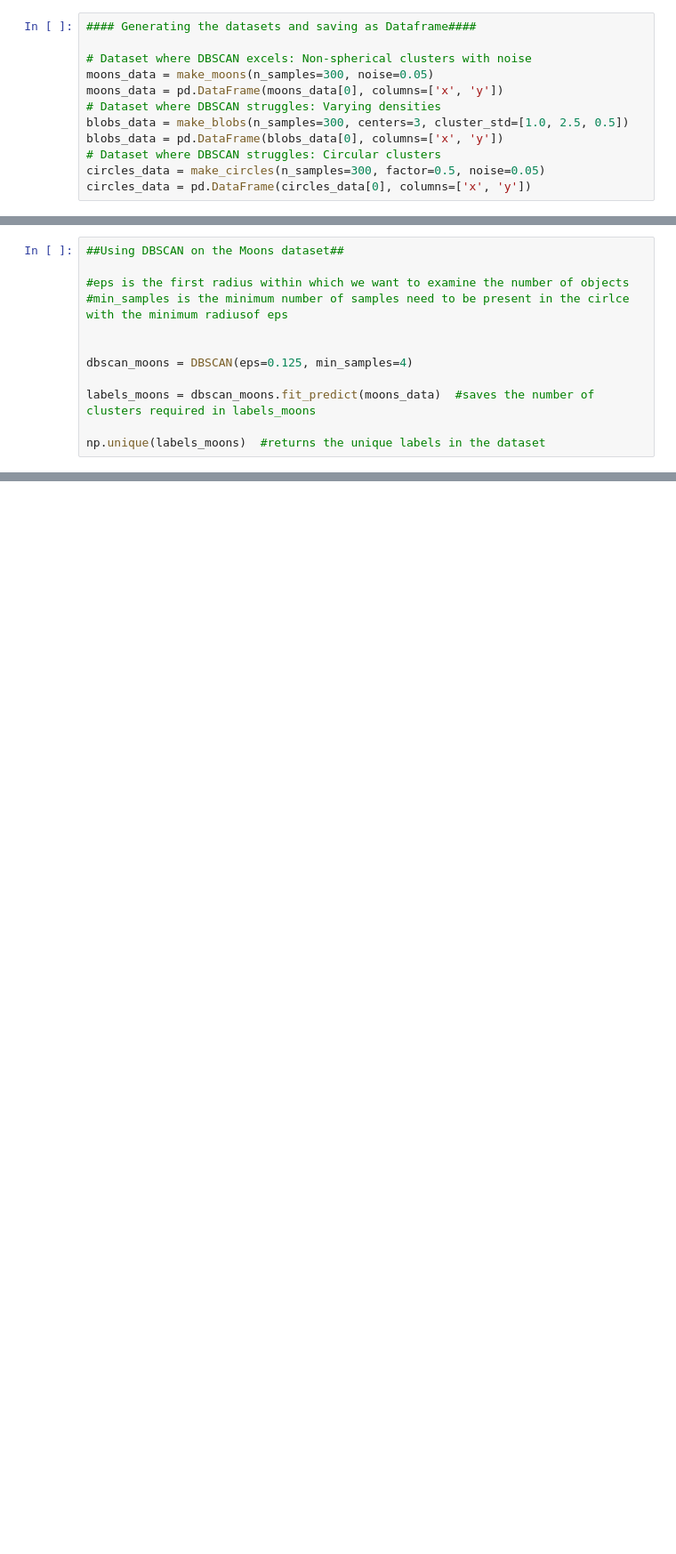
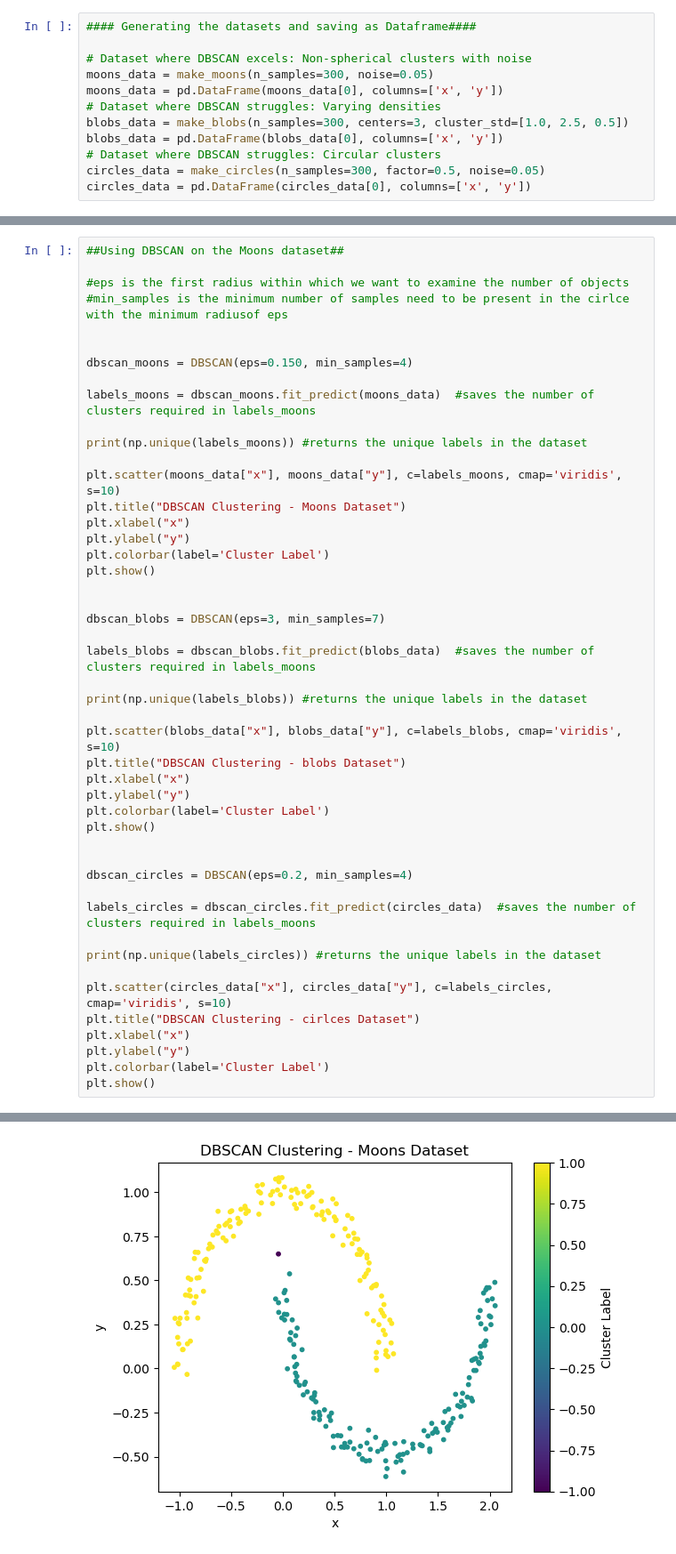
Before and after one commit to codewithprags/BINF-5007-Materials, a Jupyter notebook: Assignment 3/Assignment3.ipynb, the cells around one changed output, grey strips where cells are left out. Shown at 89% size. Saved outputs shown, nothing was run; the diff lists cells and outputs as text; blank space fills up the shorter version.

Commit message:
fixing the strucutre and ensuring dbscan grid search works

```diff
--- a/Assignment 3/Assignment3.ipynb
+++ b/Assignment 3/Assignment3.ipynb
@@ -133,9 +151,44 @@ clusterviz.parameter_optimize(circles_data,dataname="circles_data",min_samples_r
 #min_samples is the minimum number of samples need to be present in the cirlce with the minimum radiusof eps
 
 
-dbscan_moons = DBSCAN(eps=0.125, min_samples=4)
+dbscan_moons = DBSCAN(eps=0.150, min_samples=4)
 
 labels_moons = dbscan_moons.fit_predict(moons_data)  #saves the number of clusters required in labels_moons
 
-np.unique(labels_moons)  #returns the unique labels in the dataset
+print(np.unique(labels_moons)) #returns the unique labels in the dataset
+
+plt.scatter(moons_data["x"], moons_data["y"], c=labels_moons, cmap='viridis', s=10)
+plt.title("DBSCAN Clustering - Moons Dataset")
+plt.xlabel("x")
+plt.ylabel("y")
+plt.colorbar(label='Cluster Label')
+plt.show()
+
+
+dbscan_blobs = DBSCAN(eps=3, min_samples=7)
+
+labels_blobs = dbscan_blobs.fit_predict(blobs_data)  #saves the number of clusters required in labels_moons
+
+print(np.unique(labels_blobs)) #returns the unique labels in the dataset
+
+plt.scatter(blobs_data["x"], blobs_data["y"], c=labels_blobs, cmap='viridis', s=10)
+plt.title("DBSCAN Clustering - blobs Dataset")
+plt.xlabel("x")
+plt.ylabel("y")
+plt.colorbar(label='Cluster Label')
+plt.show()
+
+
+dbscan_circles = DBSCAN(eps=0.2, min_samples=4)
+
+labels_circles = dbscan_circles.fit_predict(circles_data)  #saves the number of clusters required in labels_moons
+
+print(np.unique(labels_circles)) #returns the unique labels in the dataset
+
+plt.scatter(circles_data["x"], circles_data["y"], c=labels_circles, cmap='viridis', s=10)
+plt.title("DBSCAN Clustering - cirlces Dataset")
+plt.xlabel("x")
+plt.ylabel("y")
+plt.colorbar(label='Cluster Label')
+plt.show()
 # %% [output]
@@ -142,0 +196 @@ array([-1,  0,  1])
+[figure, added]
```
Also changed, not shown: parts of 6 cells of this notebook, 5 other files.
